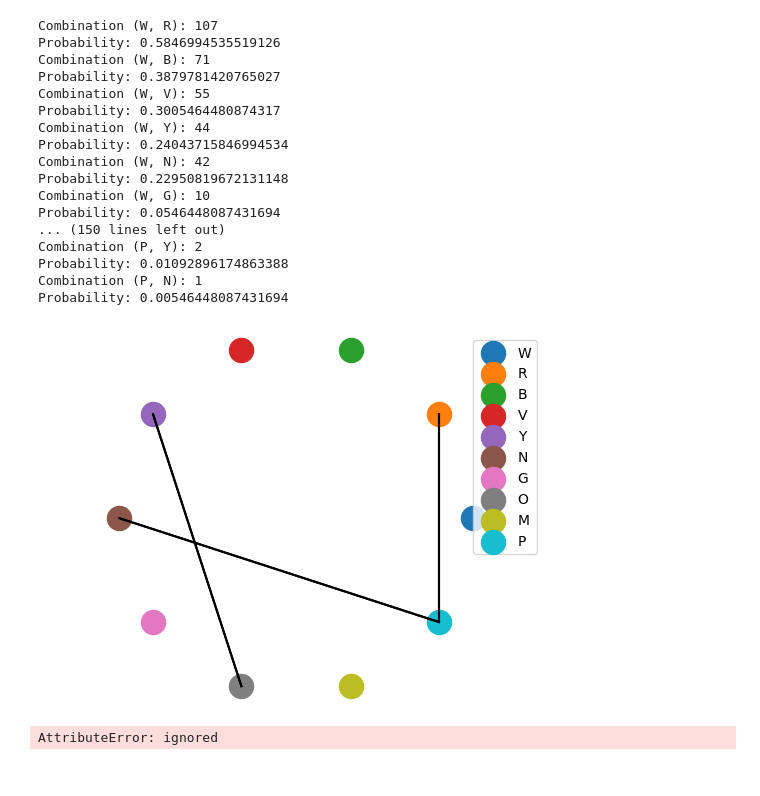
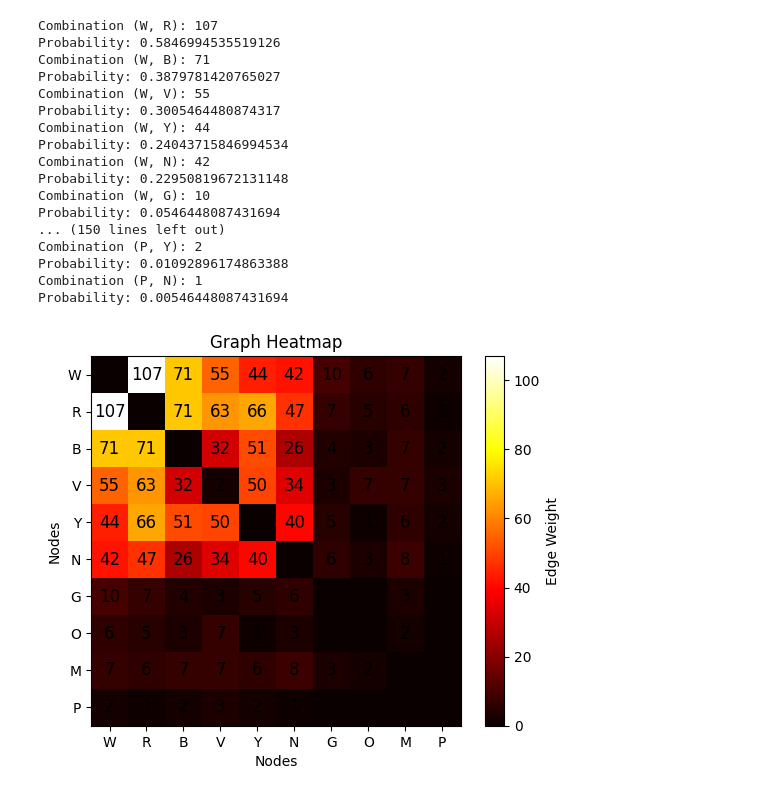
Before and after one commit to KendallScott/ML2, a Jupyter notebook: Scott_Kendall_HW1.ipynb, the cells around one changed output. Saved outputs shown, nothing was run; the diff lists cells and outputs as text; code cells hidden in the pictures.

```diff
--- a/Scott_Kendall_HW1.ipynb
+++ b/Scott_Kendall_HW1.ipynb
@@ -584,62 +584,53 @@ Combination (P, Y): 2
 Probability: 0.01092896174863388
 Combination (P, N): 1
 Probability: 0.00546448087431694
-# %%
-# Create a graph from the square matrix
-nodes = range(len(color_matrix))
-edges = [(i, j) for i in nodes for j in nodes if color_matrix[i][j] == 1]
-
-# Create a graph visualization
-G = plt.figure()
-ax = G.add_subplot(111)
-
-# Draw nodes with color labels
-for i in nodes:
-    x = np.cos(2 * np.pi * i / len(nodes))
-    y = np.sin(2 * np.pi * i / len(nodes))
-    label = color_codes[i]
-    ax.scatter(x, y, s=300, label=label)
-
-# Draw edges
-for edge in edges:
-    ax.plot([np.cos(2 * np.pi * edge[0] / len(nodes)), np.cos(2 * np.pi * edge[1] / len(nodes))],
-            [np.sin(2 * np.pi * edge[0] / len(nodes)), np.sin(2 * np.pi * edge[1] / len(nodes))], 'k-')
-
-# Set axis properties
-ax.axis('equal')
-ax.axis('off')
-
-# Show the graph
-plt.legend()
-plt.show()
-# %% [output]
-[figure, removed]
 # %%
-# Extract node labels and create a square matrix
-color_matrix = np.zeros((len(color_dict), len(color_dict)), dtype=int)
+import numpy as np
+import matplotlib.pyplot as plt
 
-color_codes = list(color_dict.keys())
-for i, code1 in enumerate(color_codes):
-    for j, code2 in enumerate(color_codes):
-        color_matrix[i][j] = color_dict[code1].get(code2, 0)
+# Initialize a square matrix with zeros (from your code)
+matrix_size = len(color_codes)
+color_matrix = [[0 for _ in range(matrix_size)] for _ in range(matrix_size)]
+
+# Create a dictionary to map color codes to matrix indices (from your code)
+color_index = {color: index for index, color in enumerate(color_codes)}
+
+# Create labels for rows and columns
+row_labels = color_codes
+col_labels = color_codes
+
+# Iterate through the flower orders and update the matrix (from your code)
+for order in flower_orders:
+    colors = order.split('/')
+    pairs = list(permutations(colors, 2))
+
+    for pair in pairs:
+        color1, color2 = pair
+        index1, index2 = color_index[color1], color_index[color2]
+        color_matrix[index1][index2] += 1
 
 # Create a heatmap
 plt.imshow(color_matrix, cmap='hot', interpolation='nearest', origin='upper')
 
 # Add labels to nodes
 n = len(color_matrix)
 for i in range(n):
     for j in range(n):
-        plt.text(j, i, str(color_matrix[i, j]), va='center', ha='center', color='black', fontsize=12)
+        if color_matrix[i][j]:
+            plt.text(j, i, str(color_matrix[i][j]), va='center', ha='center', color='black', fontsize=12)
+
+# Add row and column labels
+plt.xticks(range(n), col_labels)
+plt.yticks(range(n), row_labels)
 
 # Add colorbar
 cbar = plt.colorbar()
 cbar.set_label('Edge Weight')
 
 # Show the heatmap
 plt.title('Graph Heatmap')
 plt.xlabel('Nodes')
 plt.ylabel('Nodes')
 plt.show()
 # %% [output]
-AttributeError: ignored
+[figure, added]
```
Also changed, not shown: parts of 5 cells of this notebook.
